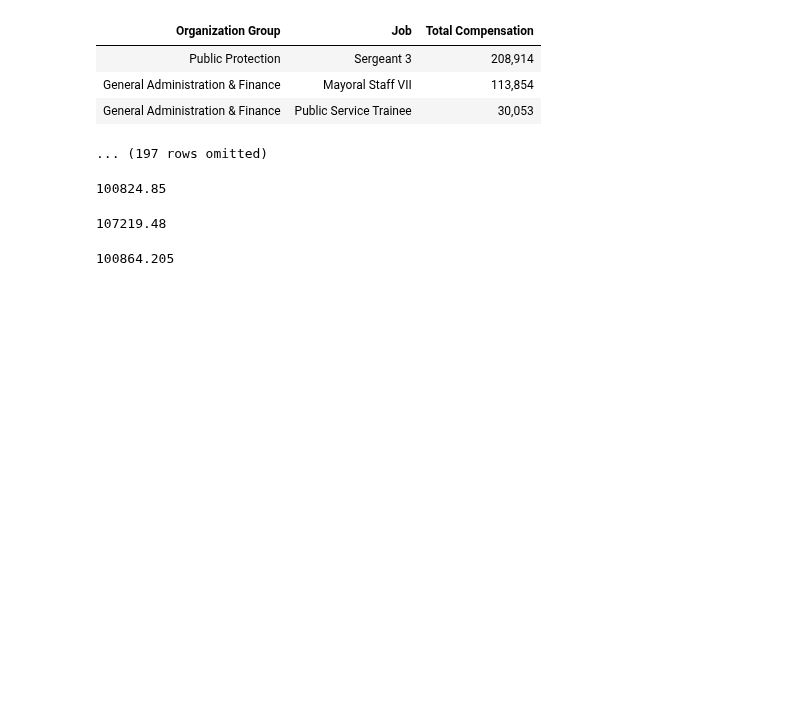
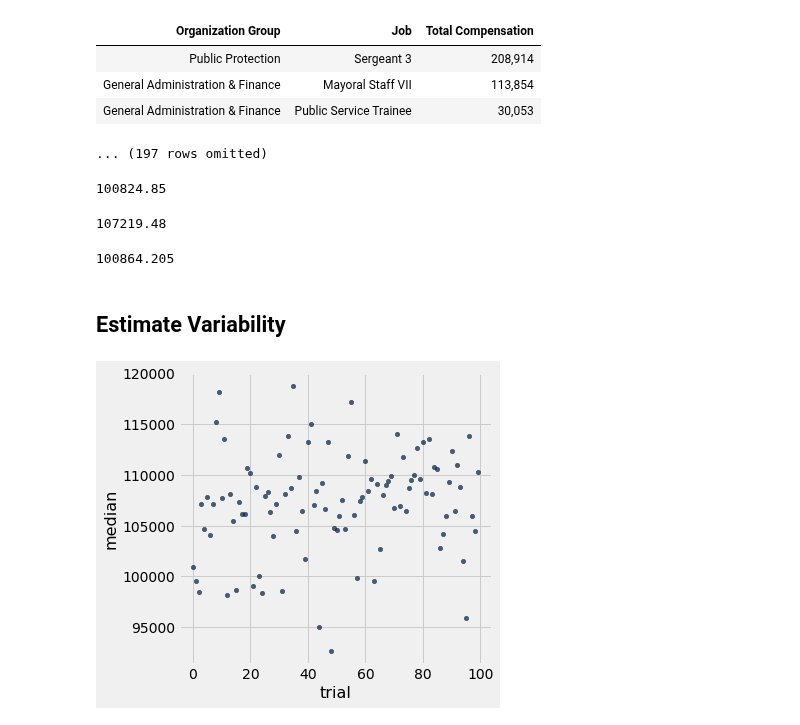
Before and after one commit to ciretorres/python, a Jupyter notebook: data8.2x/Week5/sec10_confidence_intervals.ipynb, the cells around one changed output. Saved outputs shown, nothing was run; the diff lists cells and outputs as text; code cells hidden in the pictures; blank space fills up the shorter version.

Commit message:
Lec 10.3 Estimate Variability

```diff
--- a/data8.2x/Week5/sec10_confidence_intervals.ipynb
+++ b/data8.2x/Week5/sec10_confidence_intervals.ipynb
@@ -72,3 +72,17 @@ np.median(sf.column('Total Compensation'))
 np.median(sample_from_population.column('Total Compensation'))
 # %% [output]
 100864.205
+# %% [markdown]
+## Estimate Variability
+# %%
+medians = []
+repetitions = np.arange(100)
+
+for i in repetitions:
+    sample = sf.sample(200, with_replacement=False)
+    median = np.median(sample.column('Total Compensation'))
+    medians.append(median)
+
+Table().with_columns('trial', repetitions, 'median', medians).scatter('trial')
+# %% [output]
+[figure, added]
```
Also changed, not shown: parts of 1 cell of this notebook.
